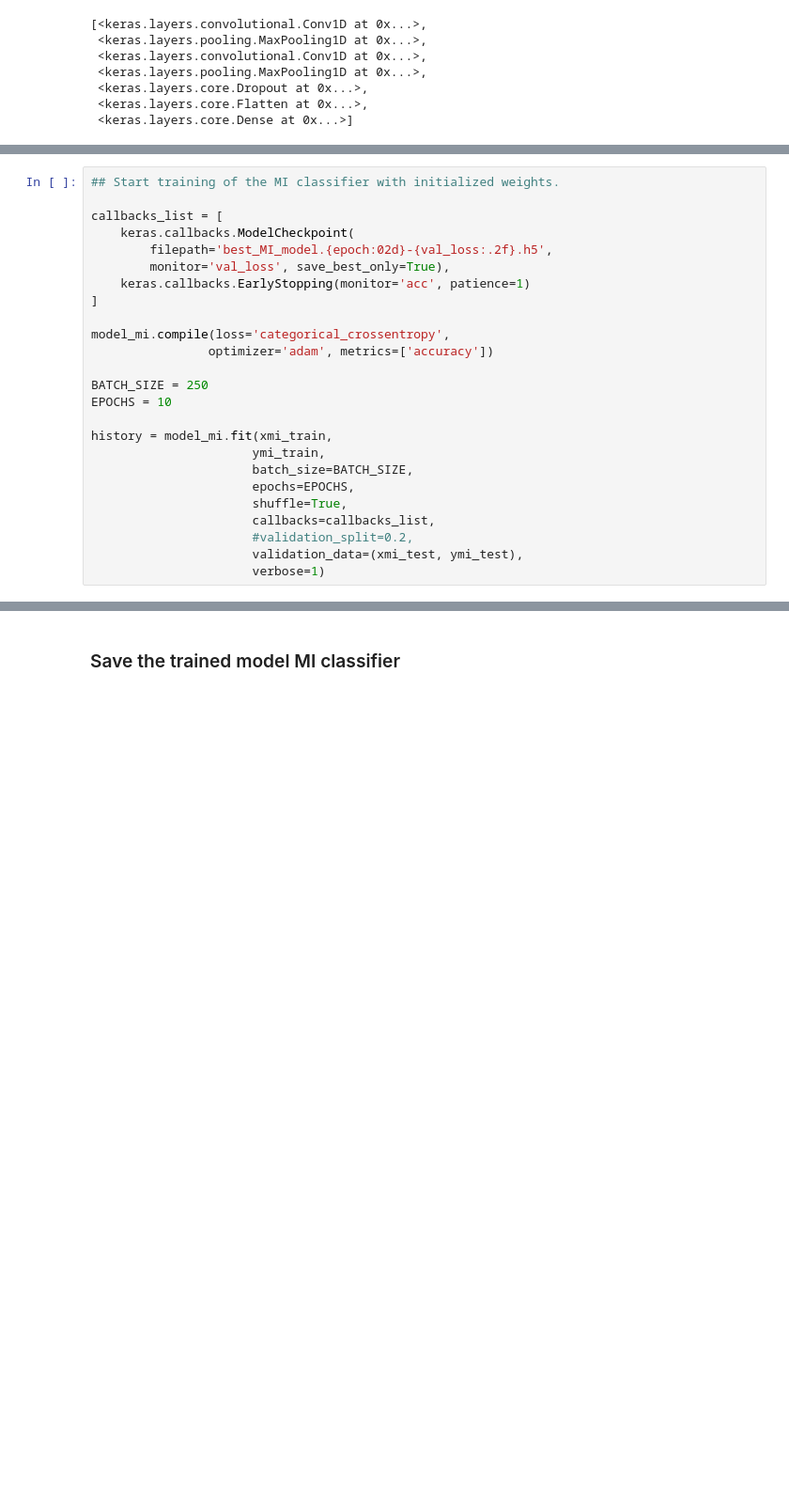
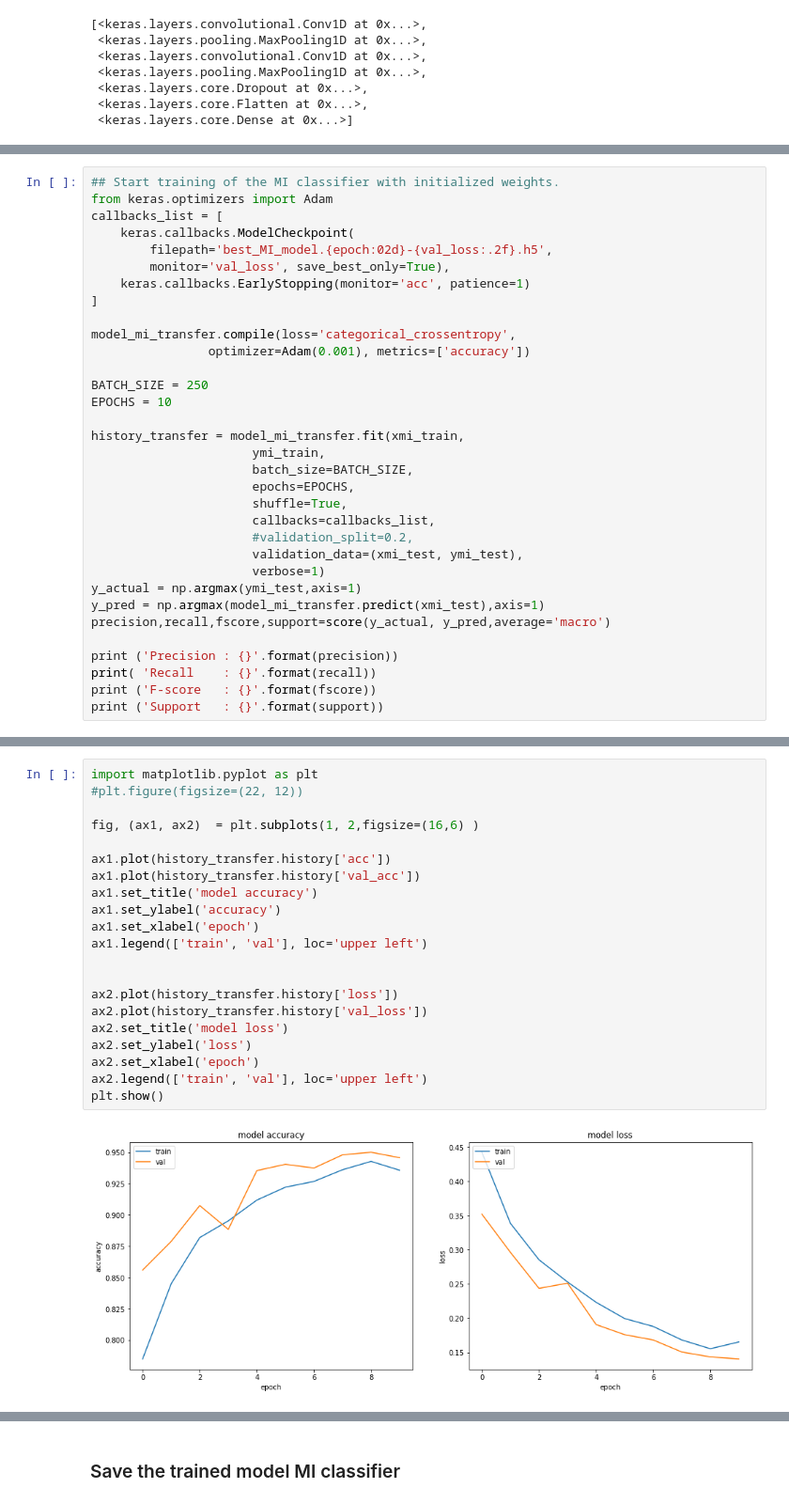
Before and after one commit to jinujayan/Capstone_ECGAnalyzer, a Jupyter notebook: ECG_Classifier_Models.ipynb, the cells around one changed output, grey strips where cells are left out. Shown at 94% size. Cells and saved outputs as stored; diff of their text form; blank space fills up the shorter version.

```diff
--- a/ECG_Classifier_Models.ipynb
+++ b/ECG_Classifier_Models.ipynb
@@ -338,7 +439,7 @@ print(f"Comparisson results of the two model weights compared is -> {np.allclose
 Comparisson results of the two model weights compared is -> True
 # %%
 ## Start training of the MI classifier with initialized weights.
-
+from keras.optimizers import Adam
 callbacks_list = [
     keras.callbacks.ModelCheckpoint(
         filepath='best_MI_model.{epoch:02d}-{val_loss:.2f}.h5',
@@ -346,13 +447,13 @@ callbacks_list = [
     keras.callbacks.EarlyStopping(monitor='acc', patience=1)
 ]
 
-model_mi.compile(loss='categorical_crossentropy',
-                optimizer='adam', metrics=['accuracy'])
+model_mi_transfer.compile(loss='categorical_crossentropy',
+                optimizer=Adam(0.001), metrics=['accuracy'])
 
 BATCH_SIZE = 250
 EPOCHS = 10
 
-history = model_mi.fit(xmi_train,
+history_transfer = model_mi_transfer.fit(xmi_train,
                       ymi_train,
                       batch_size=BATCH_SIZE,
                       epochs=EPOCHS,
@@ -361,6 +462,14 @@ history = model_mi.fit(xmi_train,
                       #validation_split=0.2,
                       validation_data=(xmi_test, ymi_test),
                       verbose=1)
+y_actual = np.argmax(ymi_test,axis=1)
+y_pred = np.argmax(model_mi_transfer.predict(xmi_test),axis=1)
+precision,recall,fscore,support=score(y_actual, y_pred,average='macro')
+
+print ('Precision : {}'.format(precision))
+print( 'Recall    : {}'.format(recall))
+print ('F-score   : {}'.format(fscore))
+print ('Support   : {}'.format(support))
 # %% [output]
 Train on 10185 samples, validate on 4365 samples
 Epoch 1/10
@@ -381,0 +493,23 @@ Epoch 10/10
+# %%
+import matplotlib.pyplot as plt
+#plt.figure(figsize=(22, 12))
+
+fig, (ax1, ax2)  = plt.subplots(1, 2,figsize=(16,6) )
+
+ax1.plot(history_transfer.history['acc'])
+ax1.plot(history_transfer.history['val_acc'])
+ax1.set_title('model accuracy')
+ax1.set_ylabel('accuracy')
+ax1.set_xlabel('epoch')
+ax1.legend(['train', 'val'], loc='upper left')
+
+
+ax2.plot(history_transfer.history['loss'])
+ax2.plot(history_transfer.history['val_loss'])
+ax2.set_title('model loss')
+ax2.set_ylabel('loss')
+ax2.set_xlabel('epoch')
+ax2.legend(['train', 'val'], loc='upper left')
+plt.show()
+# %% [output]
+[figure, added]
```
Also changed, not shown: parts of 33 cells of this notebook.
